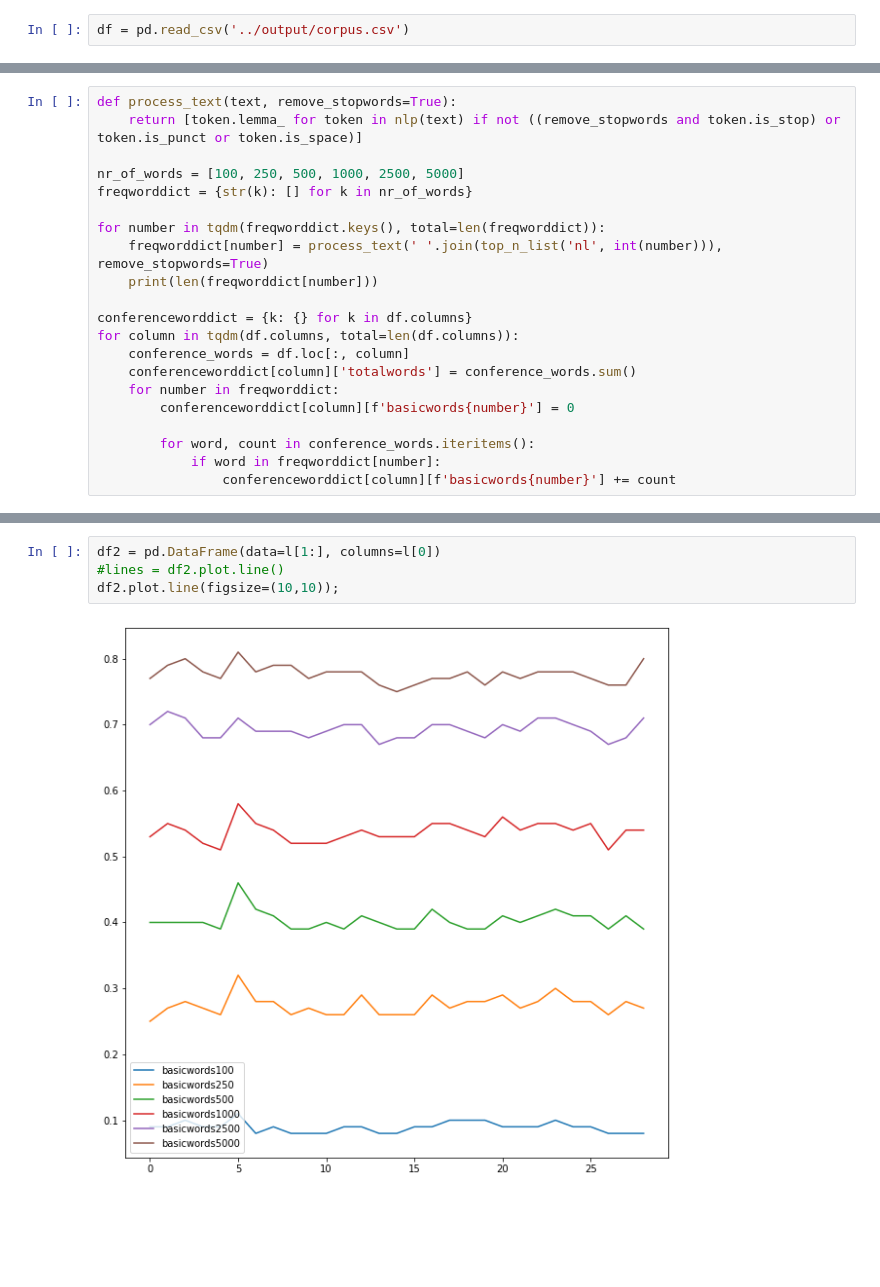
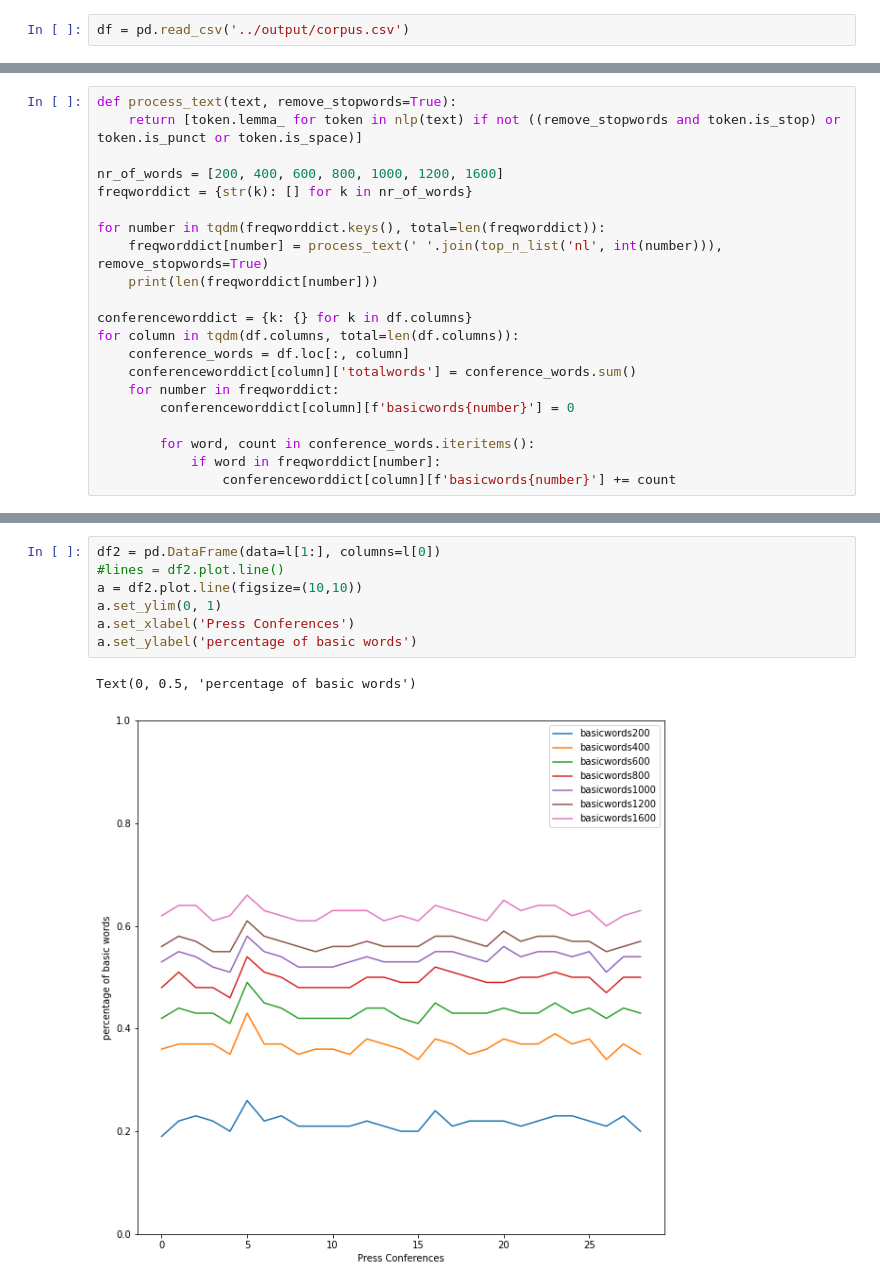
Before and after one commit to matthiasmeester/dm_project, a Jupyter notebook: src/analyses/Basic Word Usage.ipynb, the cells around one changed output, grey strips where cells are left out. Saved outputs shown, nothing was run; the diff lists cells and outputs as text; blank space fills up the shorter version.

```diff
--- a/src/analyses/Basic Word Usage.ipynb
+++ b/src/analyses/Basic Word Usage.ipynb
@@ -32,7 +10,7 @@ Name: 2020-09-18, Length: 7944, dtype: float64
 def process_text(text, remove_stopwords=True):
     return [token.lemma_ for token in nlp(text) if not ((remove_stopwords and token.is_stop) or token.is_punct or token.is_space)]
 
-nr_of_words = [100, 250, 500, 1000, 2500, 5000]
+nr_of_words = [200, 400, 600, 800, 1000, 1200, 1600]
 freqworddict = {str(k): [] for k in nr_of_words}
 
 for number in tqdm(freqworddict.keys(), total=len(freqworddict)):
@@ -112,6 +71,10 @@ pprint(l)
 # %%
 df2 = pd.DataFrame(data=l[1:], columns=l[0])
 #lines = df2.plot.line()
-df2.plot.line(figsize=(10,10));
+a = df2.plot.line(figsize=(10,10))
+a.set_ylim(0, 1)
+a.set_xlabel('Press Conferences')
+a.set_ylabel('percentage of basic words')
 # %% [output]
+Text(0, 0.5, 'percentage of basic words')
-[figure, old version]
+[figure, new version]
```
Also changed, not shown: parts of 6 cells of this notebook.
